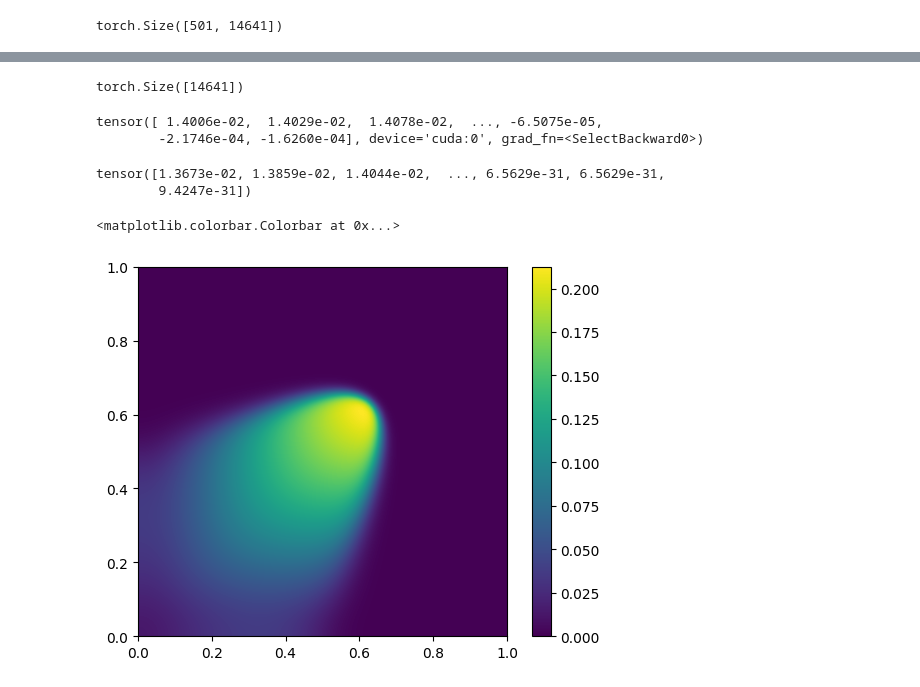
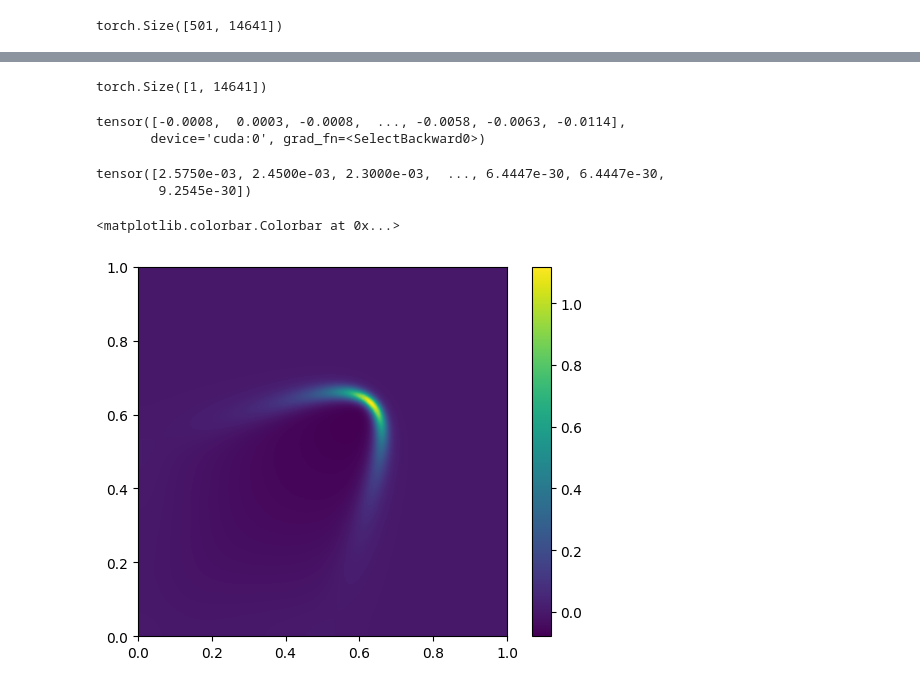
Before and after one commit to peiyichen1995/ROM, a Jupyter notebook: train.ipynb, the cells around one changed output, grey strips where cells are left out. Cells and saved outputs as stored; diff of their text form; code cells hidden in the pictures.

```diff
--- a/train.ipynb
+++ b/train.ipynb
@@ -21,6 +21,7 @@ device = torch.device("cuda")
 coords_x, coords_y, _ = lib.utils.read_coords("2d_burger_data/time_step_0.csv")
 coords = torch.stack((coords_x, coords_y), dim=1)
 # %%
+dt = 0.004
 num_steps = 501
 num_nodes = coords_x.shape[0]
 
@@ -28,3 +29,27 @@ datas = lib.utils.read_data(num_steps, num_nodes, '2d_burger_data/time_step_', '
 datas.shape
 # %% [output]
 torch.Size([501, 14641])
+# %%
+u_dot = lib.utils.u_dot(datas, dt)
+# %%
+import matplotlib.pyplot as plt
+import numpy as np
+from scipy.interpolate import griddata
+
+# data coordinates and values
+x = coords_x.tolist()
+y = coords_y.tolist()
+z = u_dot[455].tolist()
+
+# target grid to interpolate to
+xi = yi = np.linspace(0,1.0,1200)
+xi,yi = np.meshgrid(xi,yi)
+
+# set mask
+# mask = (xi > 0.5) & (xi < 0.6) & (yi > 0.5) & (yi < 0.6)
+
+# interpolate
+zi = griddata((x,y),z,(xi,yi),method='cubic')
+
+plt.imshow(zi,origin='lower', extent=[0,1,0,1])
+plt.colorbar()
@@ -31,3 +59,5 @@ torch.Size([501, 14641])
+# %%
+datas = u_dot
 # %%
 N = datas.shape[1]
 n = 20
@@ -54,43 +91,43 @@ ed.nrbs = torch.load('models/nrbs.pth')
 # %%
 approximates = ed(datas[499:501].to(device))
-approximates[1].shape
+approximates.shape
 # %% [output]
-torch.Size([14641])
+torch.Size([1, 14641])
 # %%
-approximates[1]
+approximates[0]
 # %% [output]
-tensor([ 1.4006e-02,  1.4029e-02,  1.4078e-02,  ..., -6.5075e-05,
-        -2.1746e-04, -1.6260e-04], device='cuda:0', grad_fn=<SelectBackward0>)
+tensor([-0.0008,  0.0003, -0.0008,  ..., -0.0058, -0.0063, -0.0114],
+       device='cuda:0', grad_fn=<SelectBackward0>)
 # %%
-datas[500]
+datas[489]
 # %% [output]
-tensor([1.3673e-02, 1.3859e-02, 1.4044e-02,  ..., 6.5629e-31, 6.5629e-31,
-        9.4247e-31])
+tensor([2.5750e-03, 2.4500e-03, 2.3000e-03,  ..., 6.4447e-30, 6.4447e-30,
+        9.2545e-30])
 # %%
 import matplotlib.pyplot as plt
 import numpy as np
 from scipy.interpolate import griddata
 
 # data coordinates and values
 x = coords_x.tolist()
 y = coords_y.tolist()
-z = datas[500].tolist()
+z = datas[499].tolist()
 
 # target grid to interpolate to
 xi = yi = np.linspace(0,1.0,1200)
 xi,yi = np.meshgrid(xi,yi)
 
 # set mask
 # mask = (xi > 0.5) & (xi < 0.6) & (yi > 0.5) & (yi < 0.6)
 
 # interpolate
 zi = griddata((x,y),z,(xi,yi),method='cubic')
 
 plt.imshow(zi,origin='lower', extent=[0,1,0,1])
 plt.colorbar()
 # %% [output]
 <matplotlib.colorbar.Colorbar at 0x...>
-[figure, old version]
+[figure, new version]
 # %%
 import matplotlib.pyplot as plt
 import numpy as np
```
Also changed, not shown: parts of 10 cells of this notebook, 3 other files.
